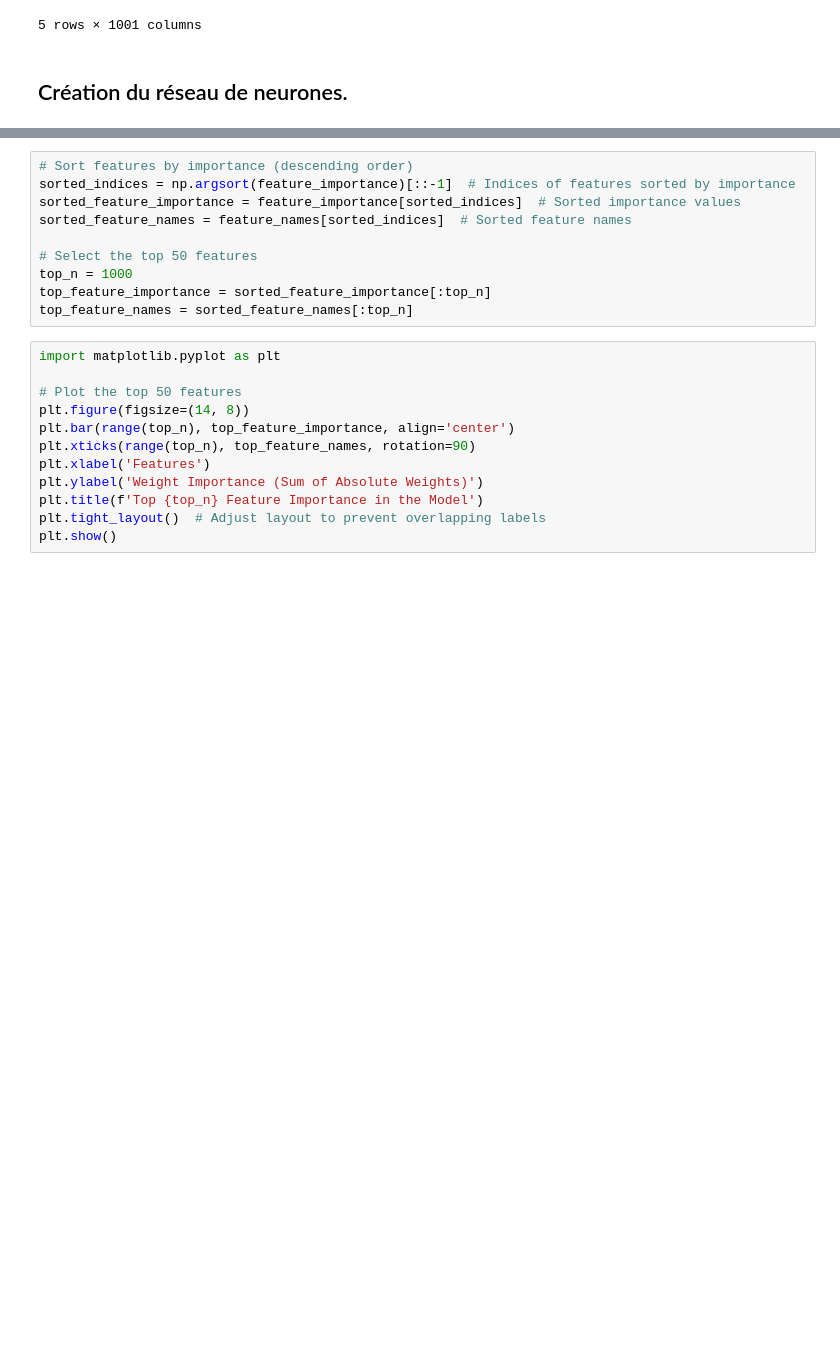
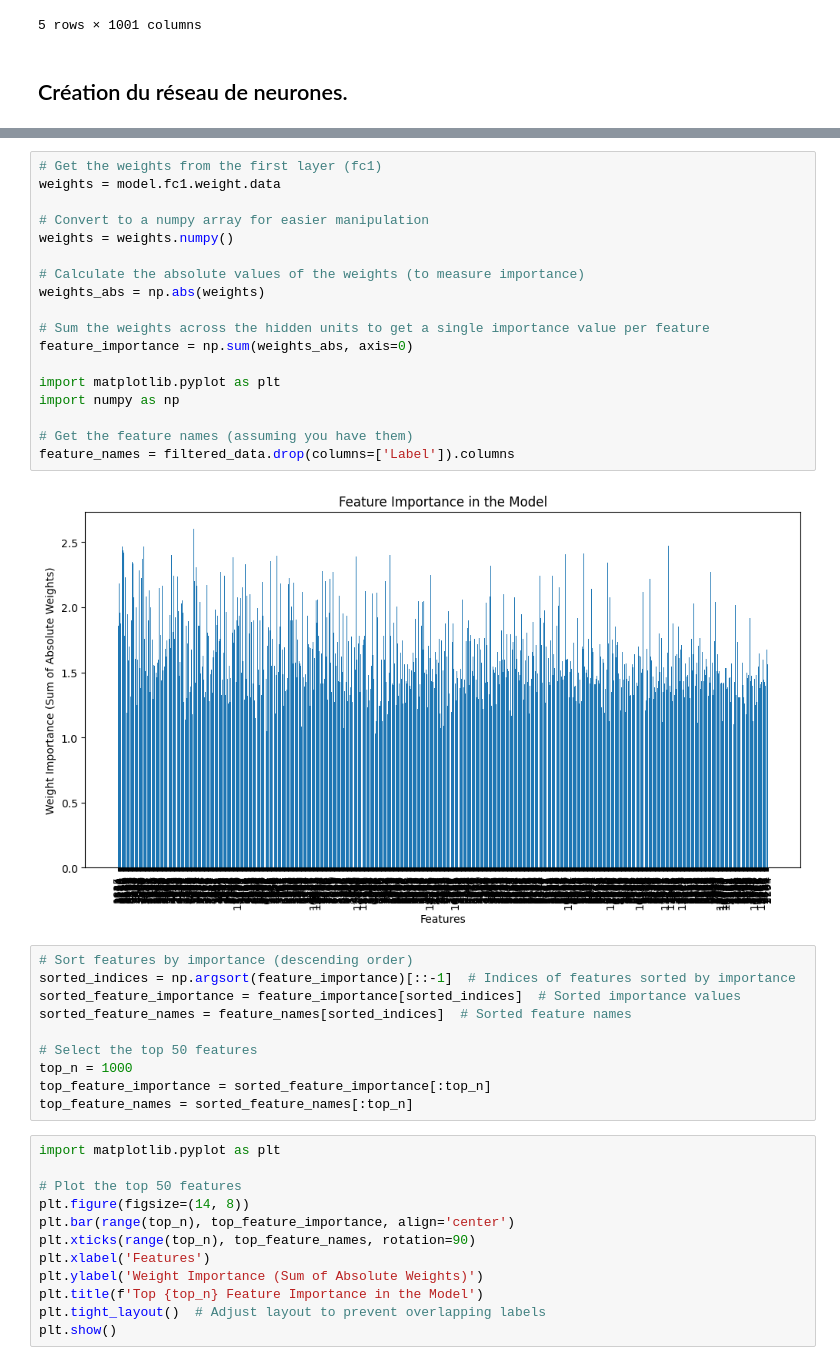
Before and after one commit to Turbotje/Repo_test, a Jupyter notebook: Projet_Diabete_UE_Bioinfo.ipynb, the cells around one changed output, grey strips where cells are left out. Cells and saved outputs as stored; diff of their text form; blank space fills up the shorter version.

```diff
--- a/Projet_Diabete_UE_Bioinfo.ipynb
+++ b/Projet_Diabete_UE_Bioinfo.ipynb
@@ -270,3 +270,23 @@ Epoch [40/45], Loss: 0.1744, Val Loss: 0.4069, Val Accuracy: 82.87%
+# %%
+# Get the weights from the first layer (fc1)
+weights = model.fc1.weight.data
+
+# Convert to a numpy array for easier manipulation
+weights = weights.numpy()
+
+# Calculate the absolute values of the weights (to measure importance)
+weights_abs = np.abs(weights)
+
+# Sum the weights across the hidden units to get a single importance value per feature
+feature_importance = np.sum(weights_abs, axis=0)
+
+import matplotlib.pyplot as plt
+import numpy as np
+
+# Get the feature names (assuming you have them)
+feature_names = filtered_data.drop(columns=['Label']).columns
+# %% [output]
+[figure, added]
 # %%
 # Sort features by importance (descending order)
 sorted_indices = np.argsort(feature_importance)[::-1]  # Indices of features sorted by importance
```
Also changed, not shown: parts of 2 cells of this notebook.
